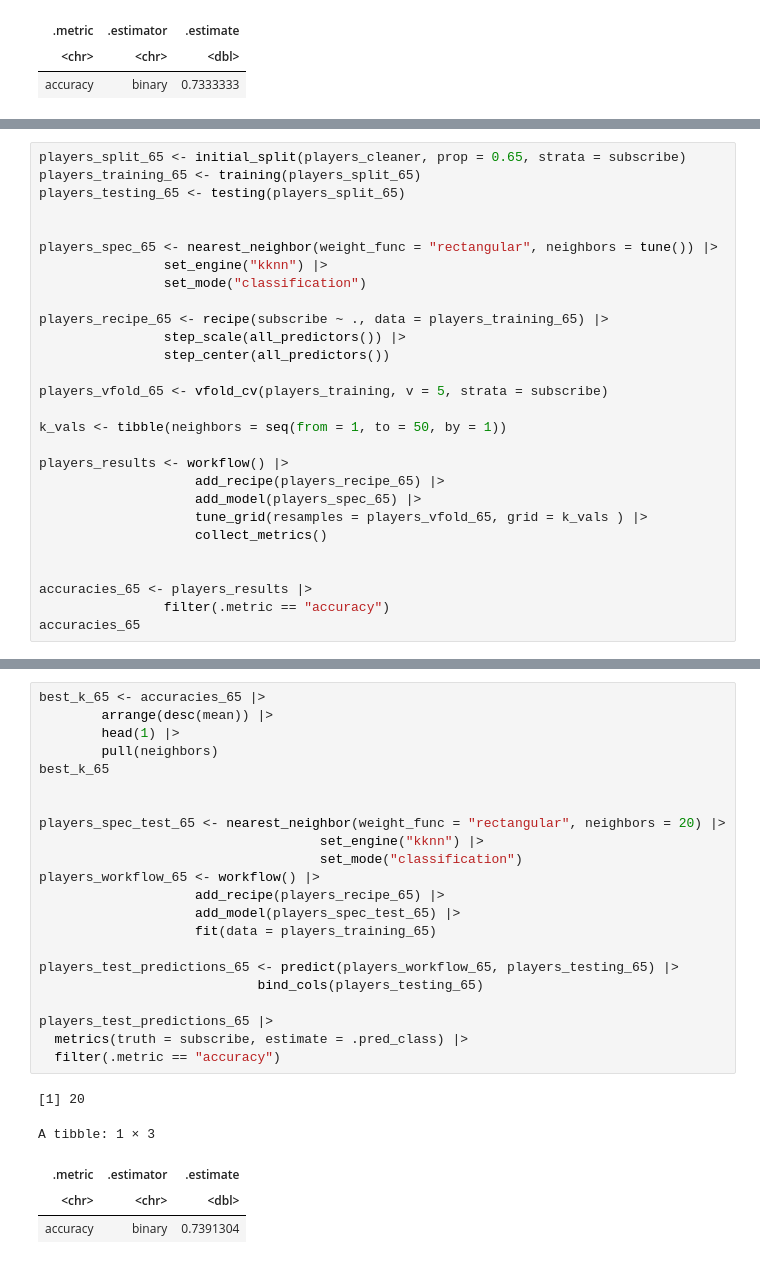
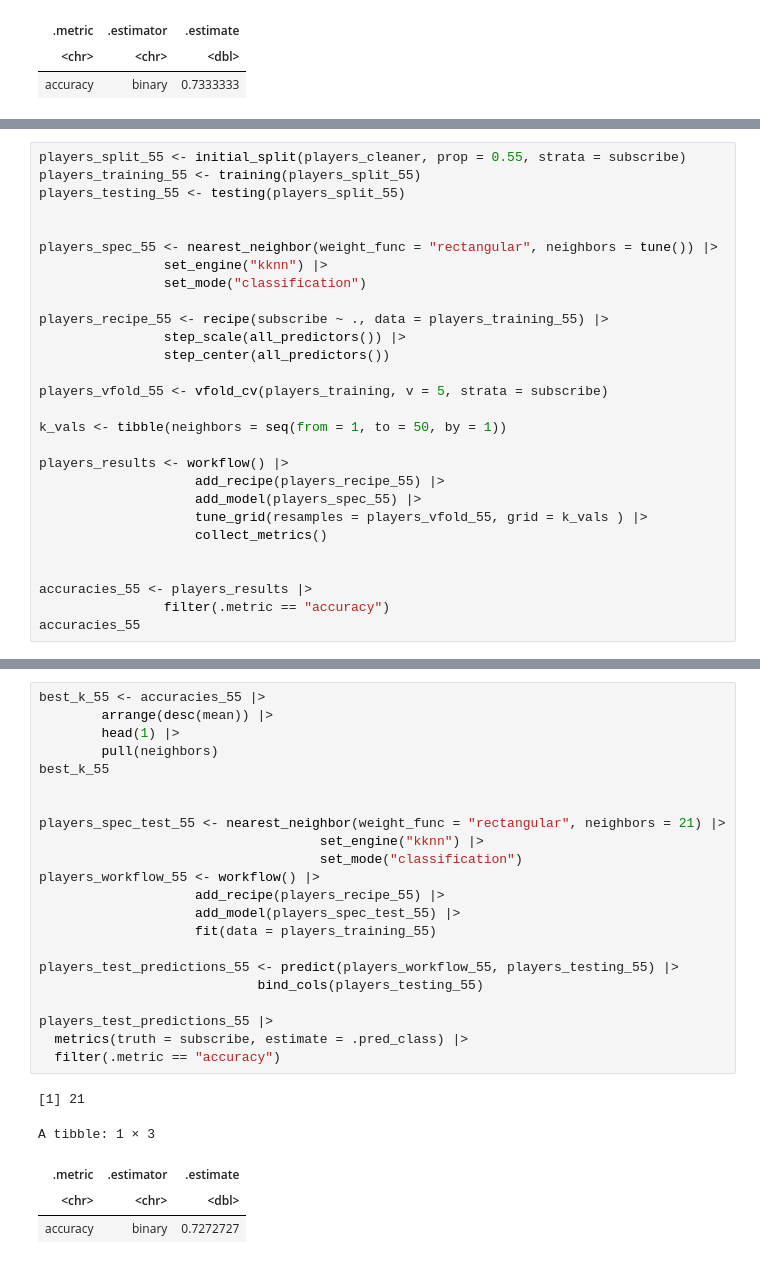
Before and after one commit to halenho/DS_PROJECT, a Jupyter notebook: DSCI FINAL PROJECT Report.ipynb, the cells around one changed output, grey strips where cells are left out. Drawn from its saved outputs; the diff is of its cells as text.

```diff
--- a/DSCI FINAL PROJECT Report.ipynb
+++ b/DSCI FINAL PROJECT Report.ipynb
@@ -364,31 +392,31 @@ A tibble: 1 × 3
 # %%
-players_split_65 <- initial_split(players_cleaner, prop = 0.65, strata = subscribe)
-players_training_65 <- training(players_split_65)
-players_testing_65 <- testing(players_split_65)
+players_split_55 <- initial_split(players_cleaner, prop = 0.55, strata = subscribe)
+players_training_55 <- training(players_split_55)
+players_testing_55 <- testing(players_split_55)
 
 
-players_spec_65 <- nearest_neighbor(weight_func = "rectangular", neighbors = tune()) |>
+players_spec_55 <- nearest_neighbor(weight_func = "rectangular", neighbors = tune()) |>
                 set_engine("kknn") |>
                 set_mode("classification")
 
-players_recipe_65 <- recipe(subscribe ~ ., data = players_training_65) |>
+players_recipe_55 <- recipe(subscribe ~ ., data = players_training_55) |>
                 step_scale(all_predictors()) |>
                 step_center(all_predictors())
 
-players_vfold_65 <- vfold_cv(players_training, v = 5, strata = subscribe)
+players_vfold_55 <- vfold_cv(players_training, v = 5, strata = subscribe)
 
 k_vals <- tibble(neighbors = seq(from = 1, to = 50, by = 1))
 
 players_results <- workflow() |>
-                    add_recipe(players_recipe_65) |>
-                    add_model(players_spec_65) |>
-                    tune_grid(resamples = players_vfold_65, grid = k_vals ) |>
+                    add_recipe(players_recipe_55) |>
+                    add_model(players_spec_55) |>
+                    tune_grid(resamples = players_vfold_55, grid = k_vals ) |>
                     collect_metrics()
 
 
-accuracies_65 <- players_results |>
+accuracies_55 <- players_results |>
                 filter(.metric == "accuracy")
-accuracies_65
+accuracies_55
 # %% [output]
 A tibble: 50 × 7
 | neighbors | .metric | .estimator | mean | n | std_err | .config |
@@ -421,28 +452,28 @@ kneighbors3
 # %%
-best_k_65 <- accuracies_65 |>
+best_k_55 <- accuracies_55 |>
         arrange(desc(mean)) |>
         head(1) |>
         pull(neighbors)
-best_k_65
+best_k_55
 
 
-players_spec_test_65 <- nearest_neighbor(weight_func = "rectangular", neighbors = 20) |>
+players_spec_test_55 <- nearest_neighbor(weight_func = "rectangular", neighbors = 21) |>
                                     set_engine("kknn") |>
                                     set_mode("classification")
-players_workflow_65 <- workflow() |>
-                    add_recipe(players_recipe_65) |>
-                    add_model(players_spec_test_65) |>
-                    fit(data = players_training_65)
+players_workflow_55 <- workflow() |>
+                    add_recipe(players_recipe_55) |>
+                    add_model(players_spec_test_55) |>
+                    fit(data = players_training_55)
 
-players_test_predictions_65 <- predict(players_workflow_65, players_testing_65) |>
-                            bind_cols(players_testing_65)
+players_test_predictions_55 <- predict(players_workflow_55, players_testing_55) |>
+                            bind_cols(players_testing_55)
 
-players_test_predictions_65 |>
+players_test_predictions_55 |>
   metrics(truth = subscribe, estimate = .pred_class) |>
   filter(.metric == "accuracy")
 # %% [output]
-[1] 20
+[1] 21
 A tibble: 1 × 3
 | .metric | .estimator | .estimate |
 | <chr> | <chr> | <dbl> |
-| accuracy | binary | 0.7391304 |
+| accuracy | binary | 0.7272727 |
```
Also changed, not shown: parts of 27 cells of this notebook.
